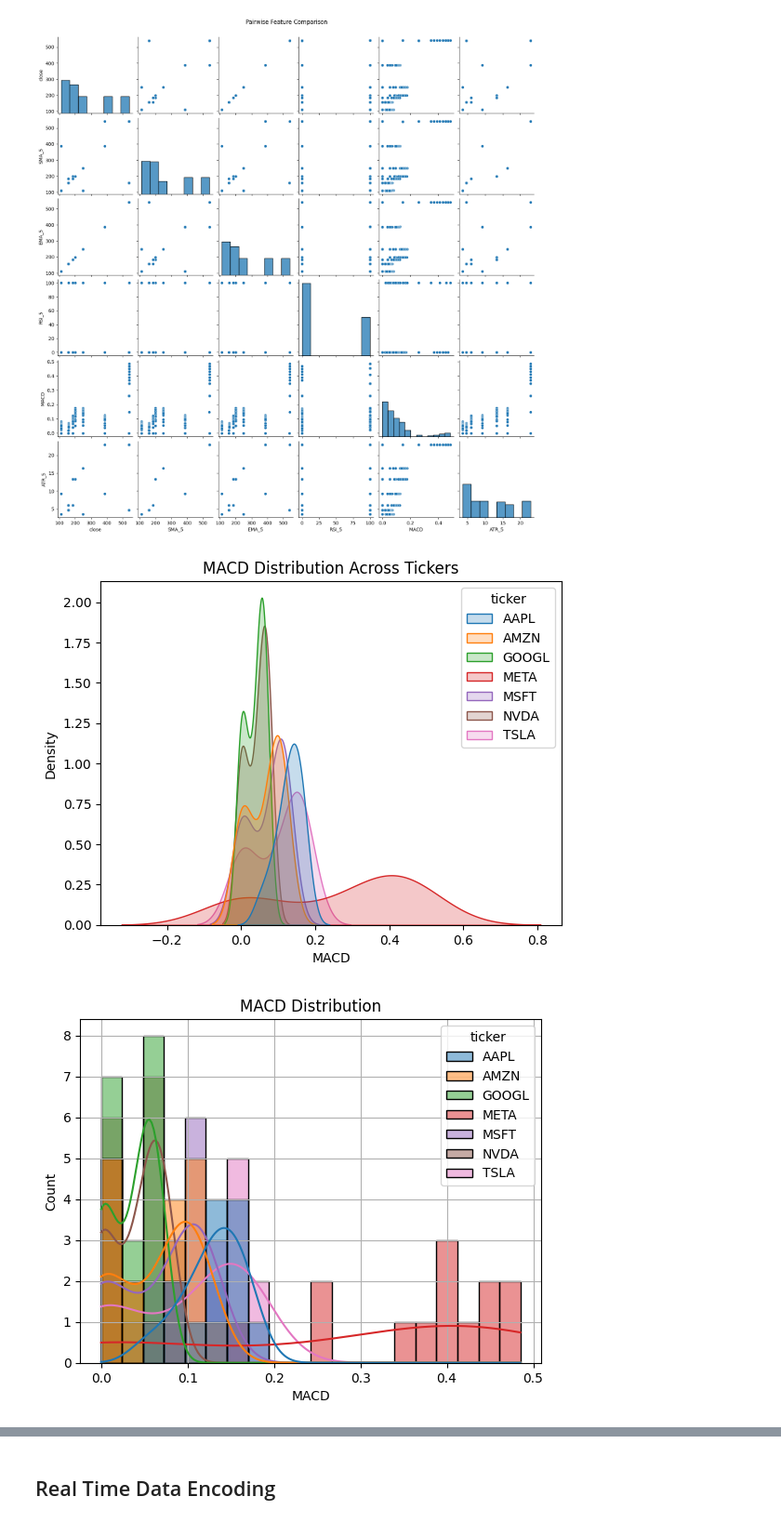
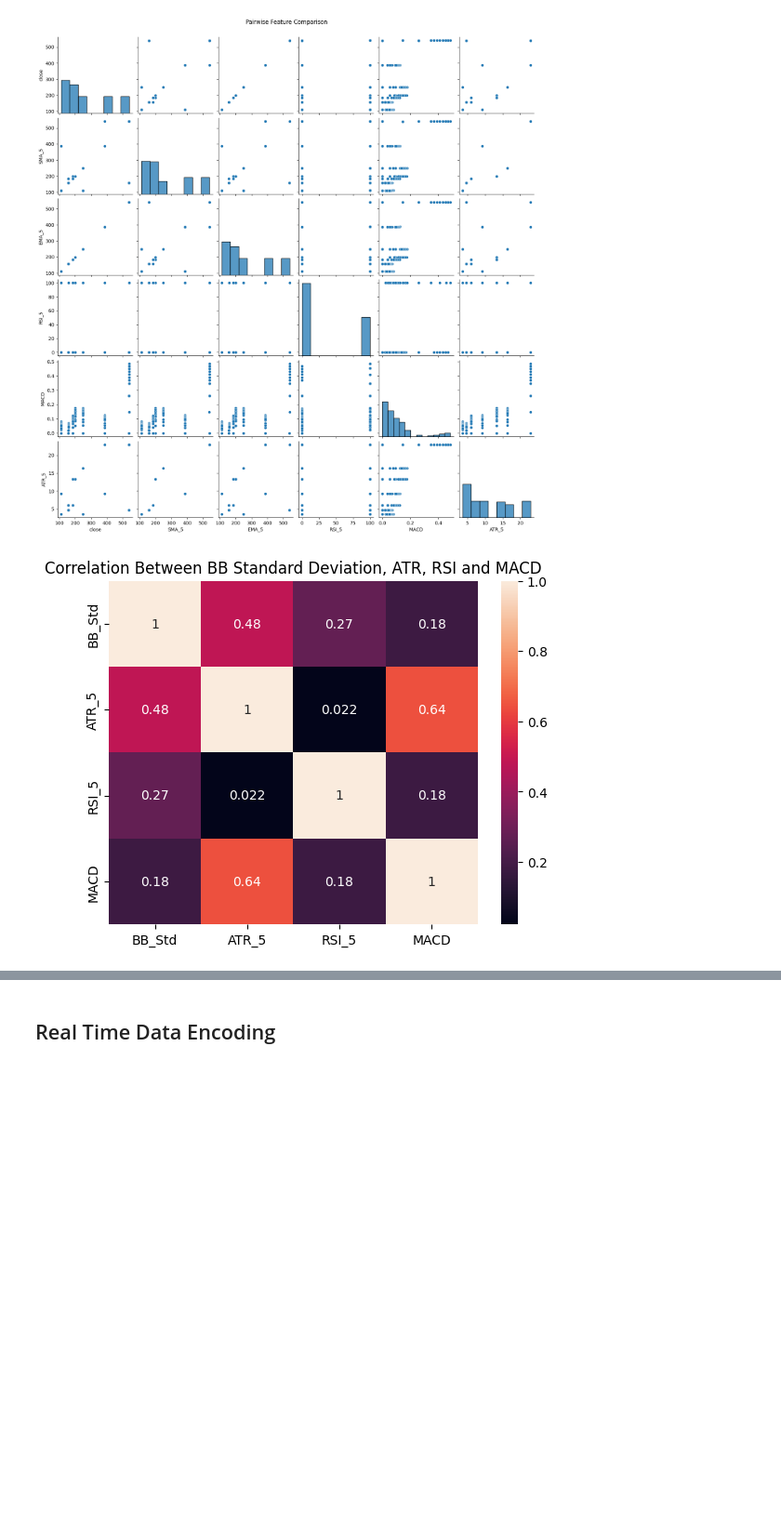
Before and after one commit to HaseemArshad/Stock-Market-Prediction-Model, a Jupyter notebook: StockMarketPredictionModel.ipynb, the cells around one changed output, grey strips where cells are left out. Shown: that part at 93% size. Saved outputs shown, nothing was run; the diff lists cells and outputs as text; code cells hidden in the pictures; blank space fills up the shorter version.

Commit message:
updating graphs

```diff
--- a/StockMarketPredictionModel.ipynb
+++ b/StockMarketPredictionModel.ipynb
@@ -858,15 +872,3 @@ plt.suptitle("Pairwise Feature Comparison", y=1.02)
 plt.show()
 # %% [output]
 [figure]
-# %%
-sns.kdeplot(data=df_cass_final, x='MACD', hue='ticker', fill=True)
-plt.title("MACD Distribution Across Tickers")
-plt.show()
-
-sns.histplot(data=df_cass_final, x='MACD', hue='ticker', bins=20, kde=True)
-plt.title("MACD Distribution")
-plt.grid(True)
-plt.show()
-# %% [output]
-[figure, removed]
-[figure, removed]
@@ -877,3 +875,10 @@ fig.show()
+# %%
+corr = df_cass_final[['BB_Std', 'ATR_5', 'RSI_5', 'MACD']].corr()
+sns.heatmap(corr, annot=True)
+plt.title("Correlation Between BB Standard Deviation, ATR, RSI and MACD")
+plt.show()
+# %% [output]
+[figure, added]
 # %%
 plt.figure(figsize=(12, 8))
 sns.heatmap(df_cass_final.drop(columns=['date', 'ticker']).corr(), annot=True, cmap='coolwarm')
```
Also changed, not shown: parts of 7 cells of this notebook.
